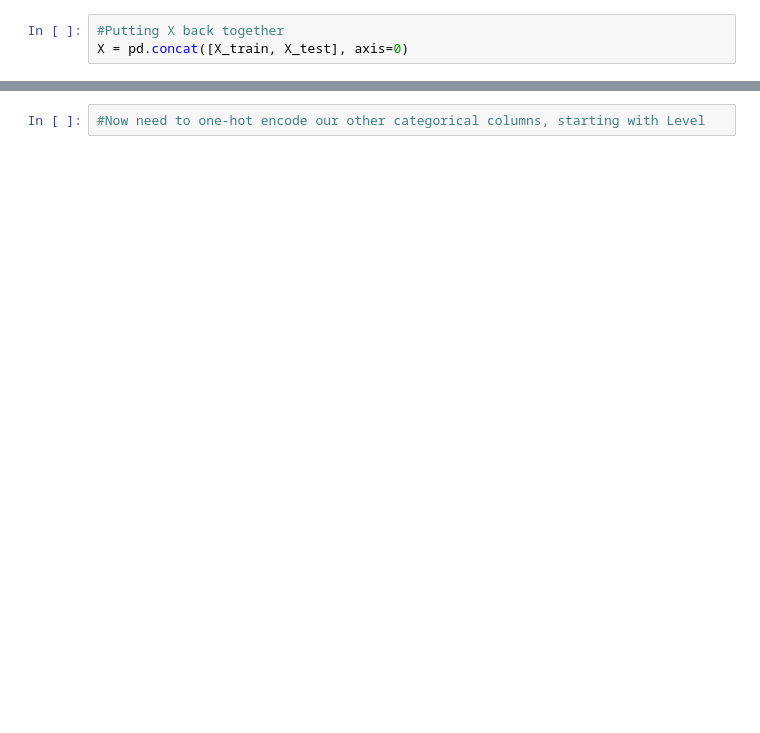
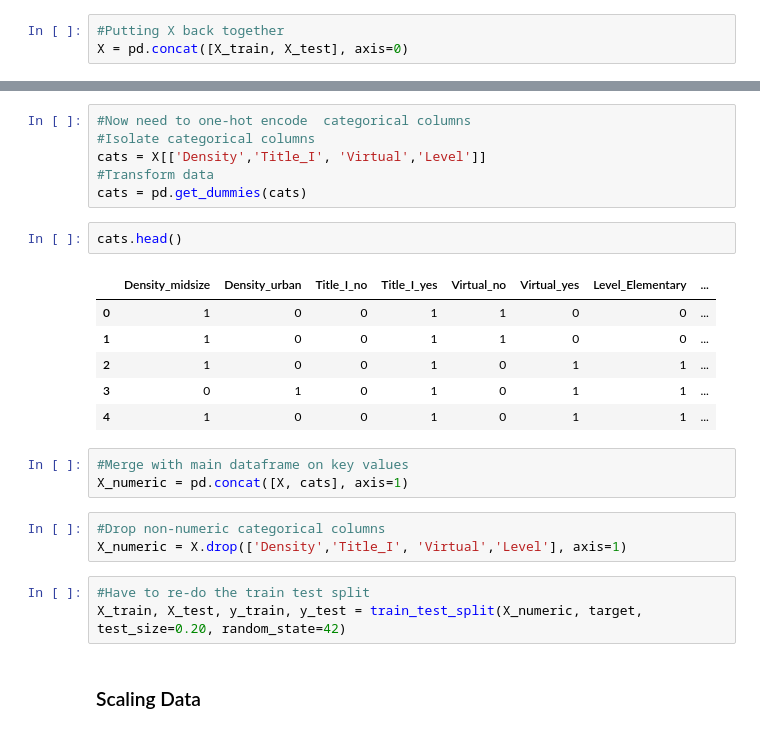
Before and after one commit to alexiskedo/Predicting-School-Performance, a Jupyter notebook: Preprocessing & Modeling.ipynb, the cells around one changed output, grey strips where cells are left out. Cells and saved outputs as stored; diff of their text form; blank space fills up the shorter version.

```diff
--- a/Preprocessing & Modeling.ipynb
+++ b/Preprocessing & Modeling.ipynb
@@ -190,2 +168,26 @@ pl.savefig("State Averages")
 # %%
-#Now need to one-hot encode our other categorical columns, starting with Level
+#Now need to one-hot encode  categorical columns
+#Isolate categorical columns
+cats = X[['Density','Title_I', 'Virtual','Level']]
+#Transform data
+cats = pd.get_dummies(cats)
+# %%
+cats.head()
+# %% [output]
+|  | Density_midsize | Density_urban | Title_I_no | Title_I_yes | Virtual_no | Virtual_yes | Level_Elementary | ... |
+| 0 | 1 | 0 | 0 | 1 | 1 | 0 | 0 | ... |
+| 1 | 1 | 0 | 0 | 1 | 1 | 0 | 0 | ... |
+| 2 | 1 | 0 | 0 | 1 | 0 | 1 | 1 | ... |
+| 3 | 0 | 1 | 0 | 1 | 0 | 1 | 1 | ... |
+| 4 | 1 | 0 | 0 | 1 | 0 | 1 | 1 | ... |
+# %%
+#Merge with main dataframe on key values
+X_numeric = pd.concat([X, cats], axis=1)
+# %%
+#Drop non-numeric categorical columns
+X_numeric = X.drop(['Density','Title_I', 'Virtual','Level'], axis=1)
+# %%
+#Have to re-do the train test split
+X_train, X_test, y_train, y_test = train_test_split(X_numeric, target, test_size=0.20, random_state=42)
+# %% [markdown]
+### Scaling Data
```
Also changed, not shown: parts of 6 cells of this notebook.
